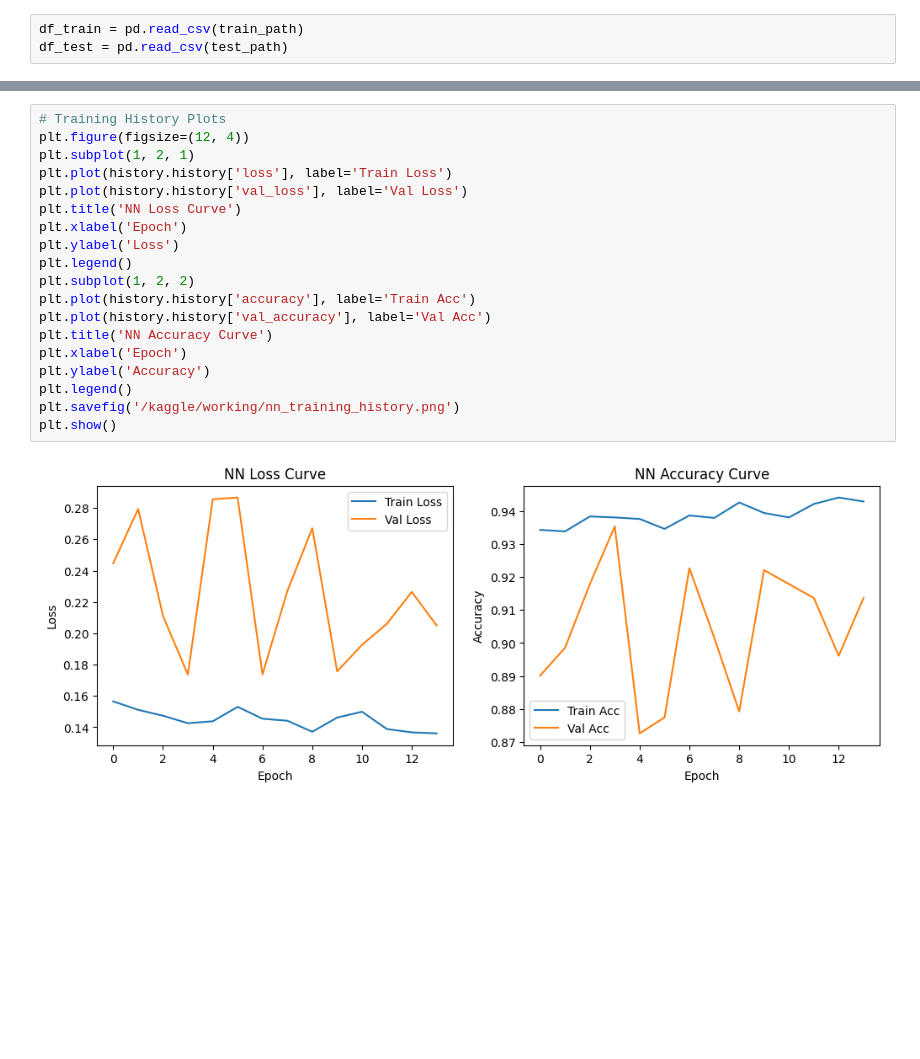
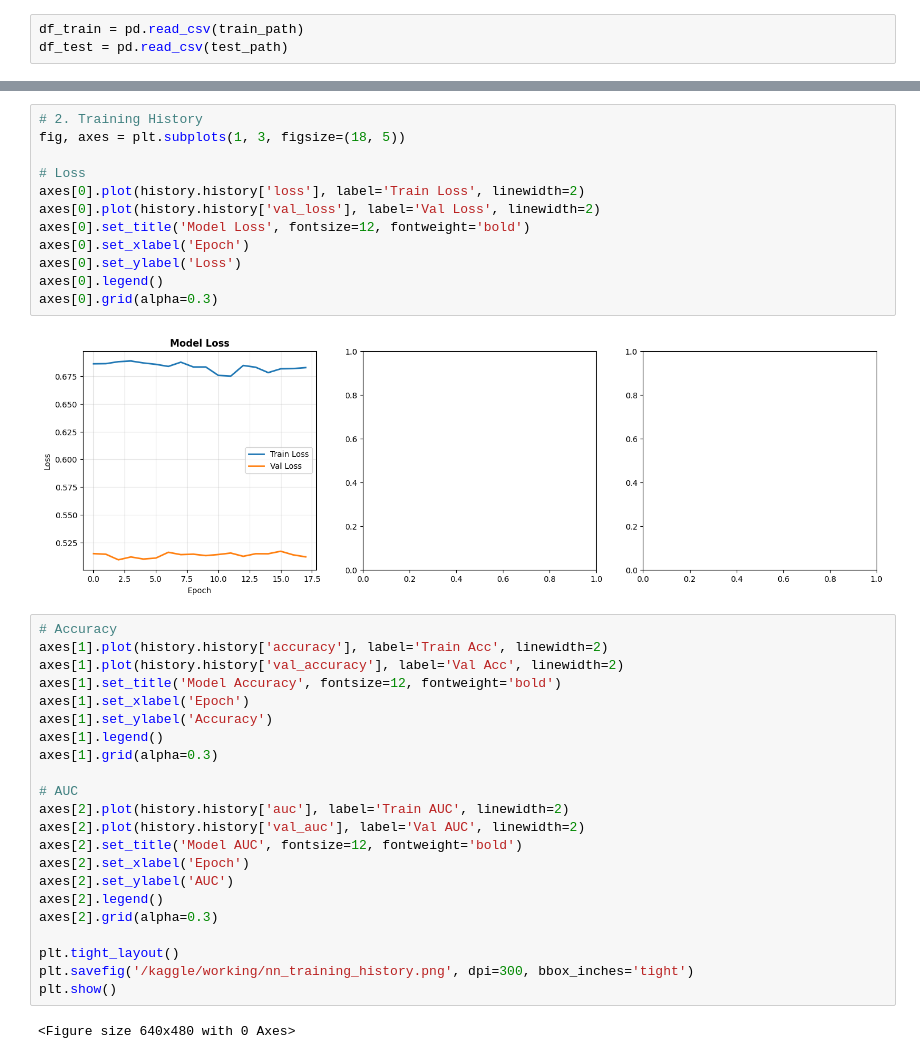
Before and after one commit to senadhi-Thimanya/Telco-Churn-Binary-Classification, a Jupyter notebook: training-nn.ipynb, the cells around one changed output, grey strips where cells are left out. Saved outputs shown, nothing was run; the diff lists cells and outputs as text; blank space fills up the shorter version.

```diff
--- a/training-nn.ipynb
+++ b/training-nn.ipynb
@@ -183,22 +284,39 @@ plt.show()
-# %%
-# Training History Plots
-plt.figure(figsize=(12, 4))
-plt.subplot(1, 2, 1)
-plt.plot(history.history['loss'], label='Train Loss')
-plt.plot(history.history['val_loss'], label='Val Loss')
-plt.title('NN Loss Curve')
-plt.xlabel('Epoch')
-plt.ylabel('Loss')
-plt.legend()
-plt.subplot(1, 2, 2)
-plt.plot(history.history['accuracy'], label='Train Acc')
-plt.plot(history.history['val_accuracy'], label='Val Acc')
-plt.title('NN Accuracy Curve')
-plt.xlabel('Epoch')
-plt.ylabel('Accuracy')
-plt.legend()
-plt.savefig('/kaggle/working/nn_training_history.png')
-plt.show()
-# %% [output]
-[figure, removed]
+# %%
+# 2. Training History
+fig, axes = plt.subplots(1, 3, figsize=(18, 5))
+
+# Loss
+axes[0].plot(history.history['loss'], label='Train Loss', linewidth=2)
+axes[0].plot(history.history['val_loss'], label='Val Loss', linewidth=2)
+axes[0].set_title('Model Loss', fontsize=12, fontweight='bold')
+axes[0].set_xlabel('Epoch')
+axes[0].set_ylabel('Loss')
+axes[0].legend()
+axes[0].grid(alpha=0.3)
+# %% [output]
+[figure, added]
+# %%
+# Accuracy
+axes[1].plot(history.history['accuracy'], label='Train Acc', linewidth=2)
+axes[1].plot(history.history['val_accuracy'], label='Val Acc', linewidth=2)
+axes[1].set_title('Model Accuracy', fontsize=12, fontweight='bold')
+axes[1].set_xlabel('Epoch')
+axes[1].set_ylabel('Accuracy')
+axes[1].legend()
+axes[1].grid(alpha=0.3)
+
+# AUC
+axes[2].plot(history.history['auc'], label='Train AUC', linewidth=2)
+axes[2].plot(history.history['val_auc'], label='Val AUC', linewidth=2)
+axes[2].set_title('Model AUC', fontsize=12, fontweight='bold')
+axes[2].set_xlabel('Epoch')
+axes[2].set_ylabel('AUC')
+axes[2].legend()
+axes[2].grid(alpha=0.3)
+
+plt.tight_layout()
+plt.savefig('/kaggle/working/nn_training_history.png', dpi=300, bbox_inches='tight')
+plt.show()
+# %% [output]
+<Figure size 640x480 with 0 Axes>
 # %%
```
Also changed, not shown: parts of 20 cells of this notebook.
